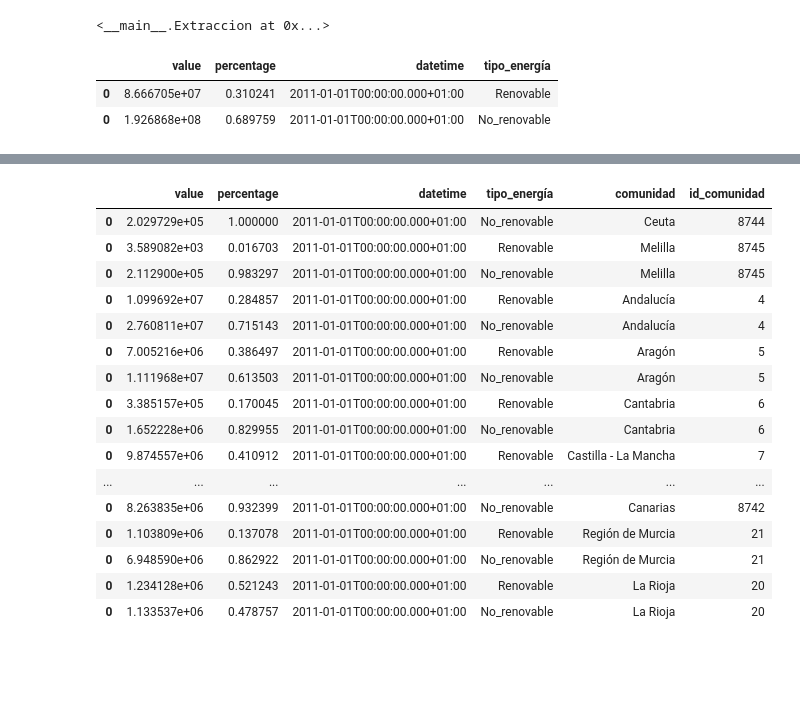
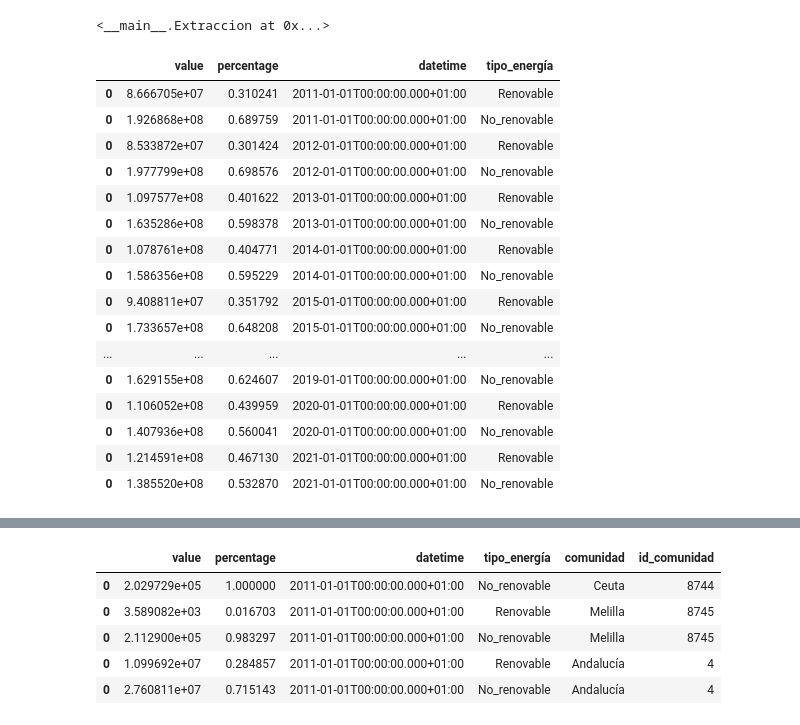
Before and after one commit to Adalab/promo_d_da_modulo2_sprint2_Lorena_AnaBelen, a Jupyter notebook: ejercicio6/pair_programming_ETL_3.ipynb, the cells around one changed output, grey strips where cells are left out. Cells and saved outputs as stored; diff of their text form; code cells hidden in the pictures; blank space fills up the shorter version.

```diff
--- a/ejercicio6/pair_programming_ETL_3.ipynb
+++ b/ejercicio6/pair_programming_ETL_3.ipynb
@@ -112,11 +112,26 @@ api
 # %% [output]
 <__main__.Extraccion at 0x...>
 # %%
-api.api_nacional(2011, 2012, df)
+df_nacional = api.api_nacional(2011, 2022, df)
+df_nacional
 # %% [output]
 |  | value | percentage | datetime | tipo_energía |
 | 0 | 8.666705e+07 | 0.310241 | 2011-01-01T00:00:00.000+01:00 | Renovable |
 | 0 | 1.926868e+08 | 0.689759 | 2011-01-01T00:00:00.000+01:00 | No_renovable |
+| 0 | 8.533872e+07 | 0.301424 | 2012-01-01T00:00:00.000+01:00 | Renovable |
+| 0 | 1.977799e+08 | 0.698576 | 2012-01-01T00:00:00.000+01:00 | No_renovable |
+| 0 | 1.097577e+08 | 0.401622 | 2013-01-01T00:00:00.000+01:00 | Renovable |
+| 0 | 1.635286e+08 | 0.598378 | 2013-01-01T00:00:00.000+01:00 | No_renovable |
+| 0 | 1.078761e+08 | 0.404771 | 2014-01-01T00:00:00.000+01:00 | Renovable |
+| 0 | 1.586356e+08 | 0.595229 | 2014-01-01T00:00:00.000+01:00 | No_renovable |
+| 0 | 9.408811e+07 | 0.351792 | 2015-01-01T00:00:00.000+01:00 | Renovable |
+| 0 | 1.733657e+08 | 0.648208 | 2015-01-01T00:00:00.000+01:00 | No_renovable |
+| ... | ... | ... | ... | ... |
+| 0 | 1.629155e+08 | 0.624607 | 2019-01-01T00:00:00.000+01:00 | No_renovable |
+| 0 | 1.106052e+08 | 0.439959 | 2020-01-01T00:00:00.000+01:00 | Renovable |
+| 0 | 1.407936e+08 | 0.560041 | 2020-01-01T00:00:00.000+01:00 | No_renovable |
+| 0 | 1.214591e+08 | 0.467130 | 2021-01-01T00:00:00.000+01:00 | Renovable |
+| 0 | 1.385520e+08 | 0.532870 | 2021-01-01T00:00:00.000+01:00 | No_renovable |
 # %%
 help(Extraccion())
 # %% [output]
@@ -143,22 +158,4 @@ class Extraccion(builtins.object)
 # %%
 df2 = pd.DataFrame()
 # %%
-api.api_ccaa(2011, 2012, cod_comunidades, df2)
+df_ccaa = api.api_ccaa(2011, 2022, cod_comunidades, df2)
-# %% [output]
-|  | value | percentage | datetime | tipo_energía | comunidad | id_comunidad |
-| 0 | 2.029729e+05 | 1.000000 | 2011-01-01T00:00:00.000+01:00 | No_renovable | Ceuta | 8744 |
-| 0 | 3.589082e+03 | 0.016703 | 2011-01-01T00:00:00.000+01:00 | Renovable | Melilla | 8745 |
-| 0 | 2.112900e+05 | 0.983297 | 2011-01-01T00:00:00.000+01:00 | No_renovable | Melilla | 8745 |
-| 0 | 1.099692e+07 | 0.284857 | 2011-01-01T00:00:00.000+01:00 | Renovable | Andalucía | 4 |
-| 0 | 2.760811e+07 | 0.715143 | 2011-01-01T00:00:00.000+01:00 | No_renovable | Andalucía | 4 |
-| 0 | 7.005216e+06 | 0.386497 | 2011-01-01T00:00:00.000+01:00 | Renovable | Aragón | 5 |
-| 0 | 1.111968e+07 | 0.613503 | 2011-01-01T00:00:00.000+01:00 | No_renovable | Aragón | 5 |
-| 0 | 3.385157e+05 | 0.170045 | 2011-01-01T00:00:00.000+01:00 | Renovable | Cantabria | 6 |
-| 0 | 1.652228e+06 | 0.829955 | 2011-01-01T00:00:00.000+01:00 | No_renovable | Cantabria | 6 |
-| 0 | 9.874557e+06 | 0.410912 | 2011-01-01T00:00:00.000+01:00 | Renovable | Castilla - La Mancha | 7 |
-| ... | ... | ... | ... | ... | ... | ... |
-| 0 | 8.263835e+06 | 0.932399 | 2011-01-01T00:00:00.000+01:00 | No_renovable | Canarias | 8742 |
-| 0 | 1.103809e+06 | 0.137078 | 2011-01-01T00:00:00.000+01:00 | Renovable | Región de Murcia | 21 |
-| 0 | 6.948590e+06 | 0.862922 | 2011-01-01T00:00:00.000+01:00 | No_renovable | Región de Murcia | 21 |
-| 0 | 1.234128e+06 | 0.521243 | 2011-01-01T00:00:00.000+01:00 | Renovable | La Rioja | 20 |
-| 0 | 1.133537e+06 | 0.478757 | 2011-01-01T00:00:00.000+01:00 | No_renovable | La Rioja | 20 |
@@ -166,0 +162,9 @@ class Limpieza:
+# %%
+df_ccaa.head()
+# %% [output]
+|  | value | percentage | datetime | tipo_energía | comunidad | id_comunidad |
+| 0 | 2.029729e+05 | 1.000000 | 2011-01-01T00:00:00.000+01:00 | No_renovable | Ceuta | 8744 |
+| 0 | 3.589082e+03 | 0.016703 | 2011-01-01T00:00:00.000+01:00 | Renovable | Melilla | 8745 |
+| 0 | 2.112900e+05 | 0.983297 | 2011-01-01T00:00:00.000+01:00 | No_renovable | Melilla | 8745 |
+| 0 | 1.099692e+07 | 0.284857 | 2011-01-01T00:00:00.000+01:00 | Renovable | Andalucía | 4 |
+| 0 | 2.760811e+07 | 0.715143 | 2011-01-01T00:00:00.000+01:00 | No_renovable | Andalucía | 4 |
```
Also changed, not shown: parts of 13 cells of this notebook, 3 other files.
